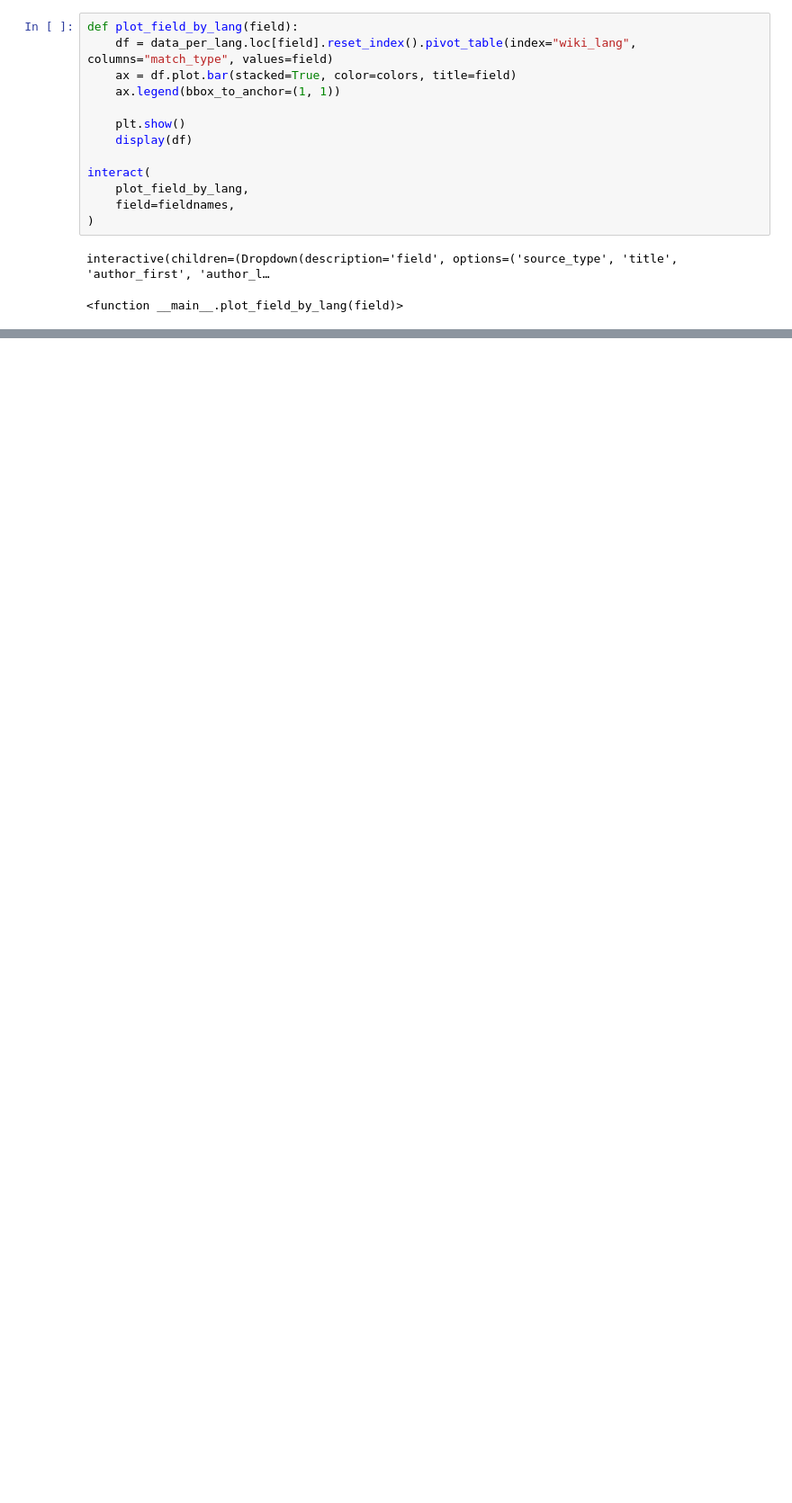
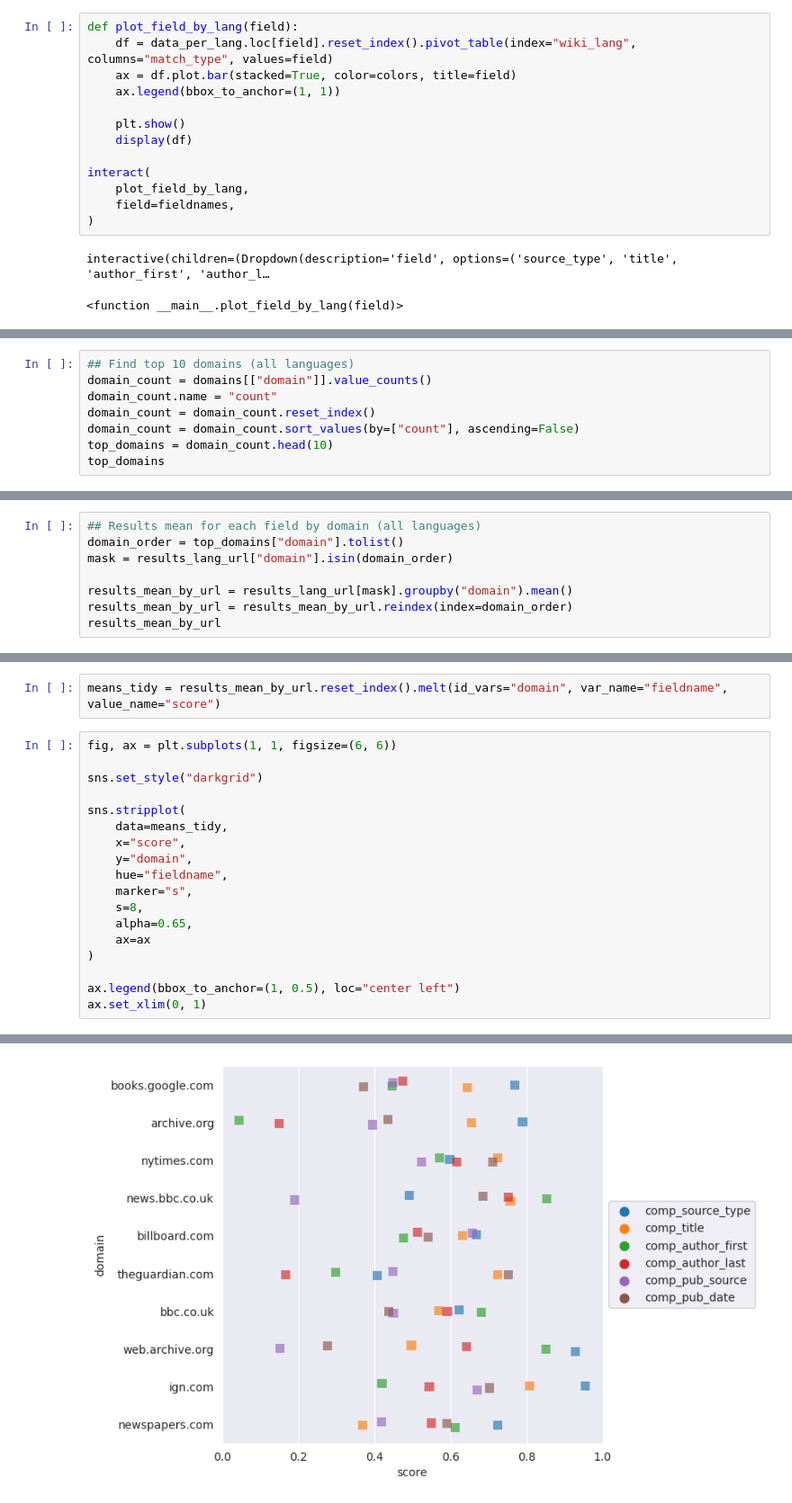
Before and after one commit to hdlabconicet/Web2Cit-research, a Jupyter notebook: results-viz.ipynb, the cells around one changed output, grey strips where cells are left out. Shown: that part at 90% size. Cells and saved outputs as stored; diff of their text form; blank space fills up the shorter version.

Commit message:
results by domain viz

```diff
--- a/results-viz.ipynb
+++ b/results-viz.ipynb
@@ -269,0 +291,8 @@ interactive(children=(Dropdown(description='field', options=('source_type', 'tit
+# %%
+## Find top 10 domains (all languages)
+domain_count = domains[["domain"]].value_counts()
+domain_count.name = "count"
+domain_count = domain_count.reset_index()
+domain_count = domain_count.sort_values(by=["count"], ascending=False)
+top_domains = domain_count.head(10)
+top_domains
@@ -269,0 +311,8 @@ interactive(children=(Dropdown(description='field', options=('source_type', 'tit
+# %%
+## Results mean for each field by domain (all languages)
+domain_order = top_domains["domain"].tolist()
+mask = results_lang_url["domain"].isin(domain_order)
+
+results_mean_by_url = results_lang_url[mask].groupby("domain").mean()
+results_mean_by_url = results_mean_by_url.reindex(index=domain_order)
+results_mean_by_url
@@ -269,0 +332,21 @@ interactive(children=(Dropdown(description='field', options=('source_type', 'tit
+# %%
+means_tidy = results_mean_by_url.reset_index().melt(id_vars="domain", var_name="fieldname", value_name="score")
+# %%
+fig, ax = plt.subplots(1, 1, figsize=(6, 6))
+
+sns.set_style("darkgrid")
+
+sns.stripplot(
+    data=means_tidy,
+    x="score",
+    y="domain",
+    hue="fieldname",
+    marker="s",
+    s=8,
+    alpha=0.65,
+    ax=ax
+)
+
+ax.legend(bbox_to_anchor=(1, 0.5), loc="center left")
+ax.set_xlim(0, 1)
+# %% [output]
@@ -269,0 +354 @@ interactive(children=(Dropdown(description='field', options=('source_type', 'tit
+[figure, added]
```
Also changed, not shown: parts of 10 cells of this notebook, 1 other file.
